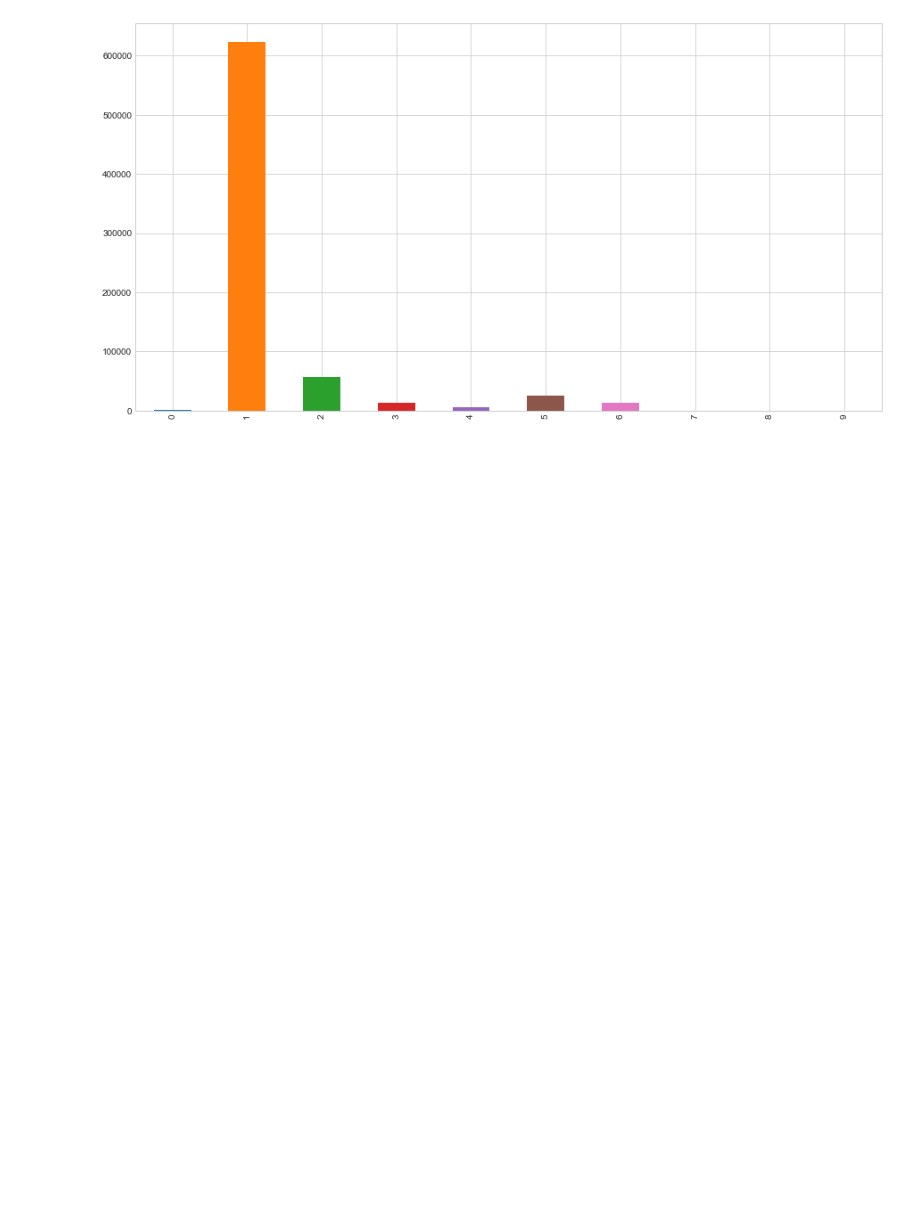
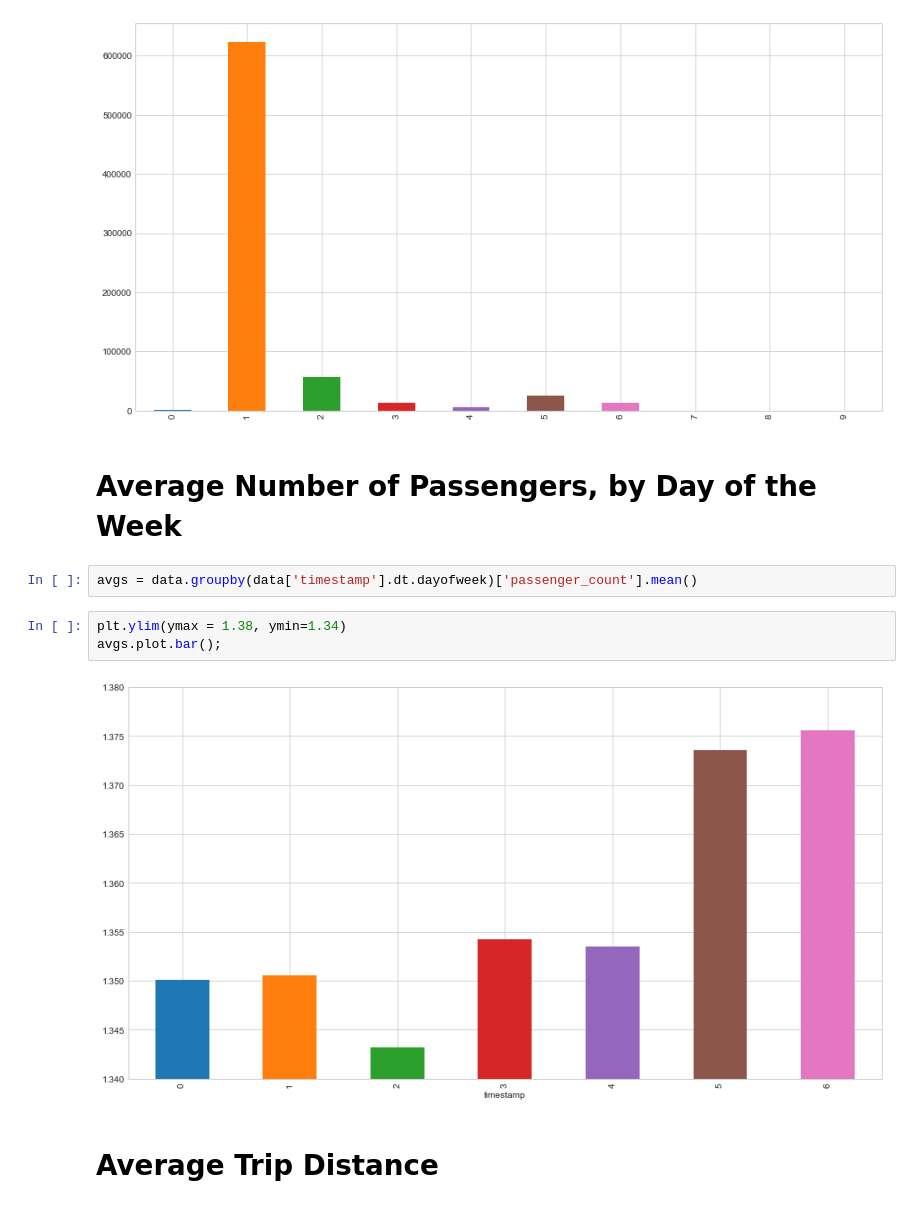
Before and after one commit to uvm-plaid/privacy-queries, a Jupyter notebook: constructed/NYC Taxi Data.ipynb, the cells around one changed output. Drawn from its saved outputs; the diff is of its cells as text; blank space fills up the shorter version.

```diff
--- a/constructed/NYC Taxi Data.ipynb
+++ b/constructed/NYC Taxi Data.ipynb
@@ -99,3 +99,14 @@ Name: passenger_count, dtype: int64
 pass_counts.plot.bar();
 # %% [output]
 [figure]
+# %% [markdown]
+# Average Number of Passengers, by Day of the Week
+# %%
+avgs = data.groupby(data['timestamp'].dt.dayofweek)['passenger_count'].mean()
+# %%
+plt.ylim(ymax = 1.38, ymin=1.34)
+avgs.plot.bar();
+# %% [output]
+[figure, added]
+# %% [markdown]
+# Average Trip Distance
```
Also changed, not shown: parts of 7 cells of this notebook, 1 other file.
